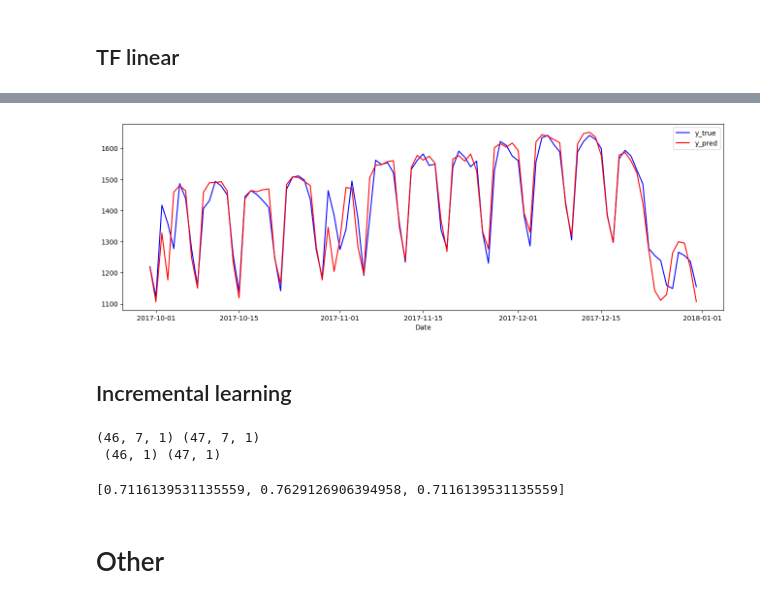
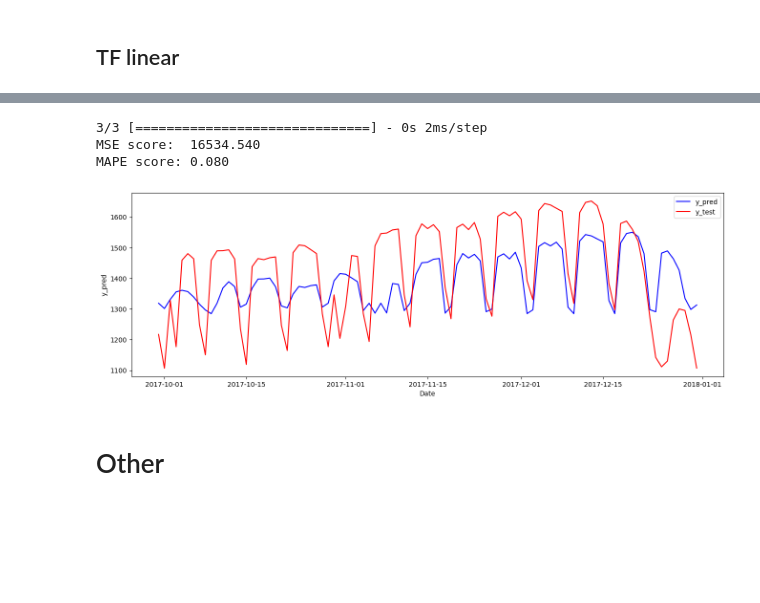
Before and after one commit to Alex1iv/Power_consumption_prediction, a Jupyter notebook: notebooks/power_consumption.ipynb, the cells around one changed output, grey strips where cells are left out. Cells and saved outputs as stored; diff of their text form; code cells hidden in the pictures; blank space fills up the shorter version.

```diff
--- a/notebooks/power_consumption.ipynb
+++ b/notebooks/power_consumption.ipynb
@@ -238,9 +238,10 @@ plot_acf_pacf(X_scaled, lags=15, fig_id=5) #df['Consumption']
 [figure]
 # %%
 # choose a number of time steps (every 7 days)
-n_steps = 7
+n_steps = config.n_steps
 # split into samples
-X_splitted, y_splitted = split_sequence(X_scaled, n_steps)#split_sequence(X_scaled['Consumption'], n_steps)
+
+X_splitted, y_splitted = split_sequence(X_scaled, n_steps=n_steps)
 #print(X_splitted.shape,  y_splitted.shape)
 
 X_train, X_test = X_splitted[:len(X)-100], X_splitted[len(X)-100:]
@@ -510,17 +412,28 @@ MAPE score: 0.025
+# %%
+# Loanding saved model
+model22 = tf.keras.models.load_model(os.path.join(path_models, 'linear_model.hdf5'))#'LSTM_model.hdf5'
+
+y_pred = model22.predict(X_test)#.squeeze()
+#print('y_pred', y_pred.shape,'\ny_test', y_test.shape)
+
+scaler = joblib.load(os.path.join(config.path_models, 'scaler.gz'))
+
+y_pred_linear = pd.Series(standardScaler.inverse_transform(y_pred.squeeze())[:,0], name='y_pred', index=X.index[-y_test.shape[0]:])
+y_test_inverse = pd.Series(standardScaler.inverse_transform(y_test).squeeze(), name='y_test', index=X.index[-y_test.shape[0]:])
+
+print('MSE score:  {:.3f}'.format(mean_squared_error(y_pred_linear, y_test_inverse)))
+print('MAPE score: {:.3f}'.format(mean_absolute_percentage_error(y_pred_linear, y_test_inverse)))
+# %% [output]
+3/3 [==============================] - 0s 2ms/step
+MSE score:  16534.540
+MAPE score: 0.080
 # %%
 indexes = X.index[-y_test_inverse.shape[0]:]
 length = X_test.shape[0]
 
 plt.figure(figsize=(16,5))
-sns.lineplot(
-    x=indexes ,
-    y=y_pred_inverse.reshape(-1,)[-length:],
-    c='b', label='y_true');
-sns.lineplot(
-    x=indexes,
-    y=y_test_inverse.reshape(-1,)[-length:],
-    c='r', label='y_pred');
+sns.lineplot(y_pred_linear, c='b', label='y_pred')
+#sns.lineplot(predictions, c='k', label='new_predictions')
+sns.lineplot(y_test_inverse, c='r', label='y_test');
 # %% [output]
-[figure, old version]
+[figure, new version]
-# %% [markdown]
-## Incremental learning
@@ -530,13 +440,3 @@ sns.lineplot(
-# %%
-X_test1, X_test2, y_test1, y_test2 = train_test_split(X_test, y_test, test_size=0.5, shuffle=False)
-print(X_test1.shape, X_test2.shape,'\n', y_test1.shape, y_test2.shape)
-# %% [output]
-(46, 7, 1) (47, 7, 1)
- (46, 1) (47, 1)
-# %%
-model1.test_on_batch(X_test1, y_test1)
-# %% [output]
-[0.7116139531135559, 0.7629126906394958, 0.7116139531135559]
 # %% [markdown]
 # Other
 # %% [markdown]
```
Also changed, not shown: parts of 26 cells of this notebook, 1 other file.
